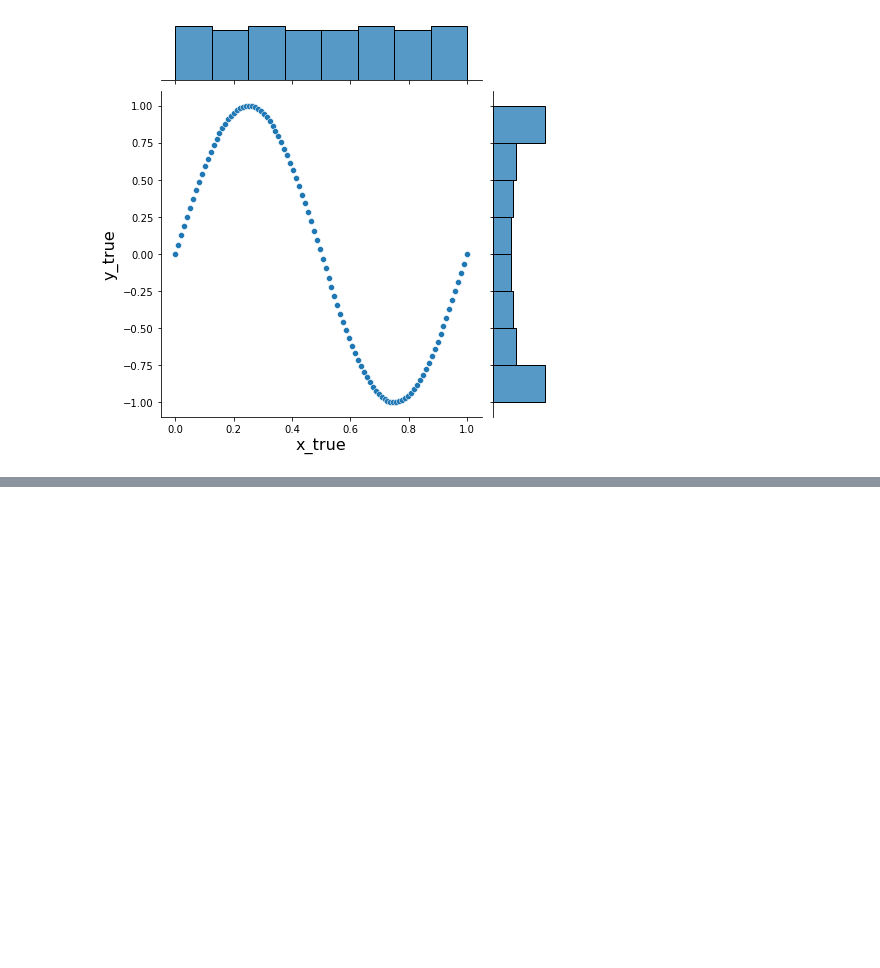
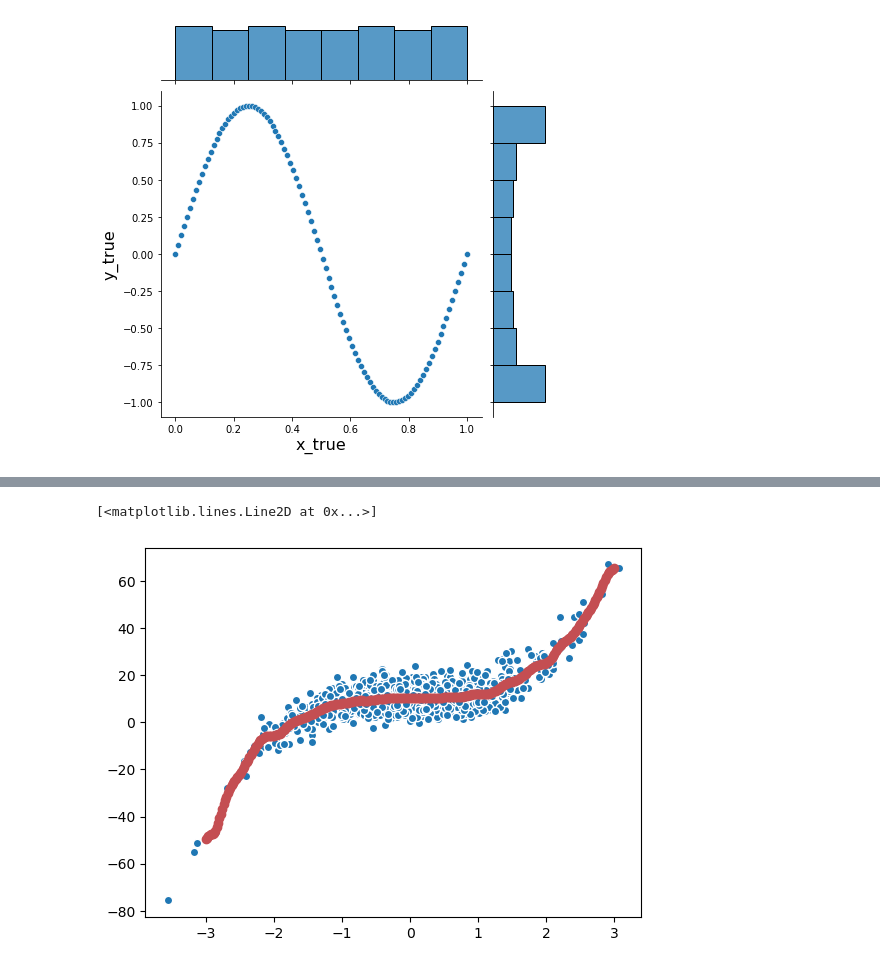
Before and after one commit to ha5ha6/judy_notes, a Jupyter notebook: basic-prml.ipynb, the cells around one changed output, grey strips where cells are left out. Saved outputs shown, nothing was run; the diff lists cells and outputs as text; code cells hidden in the pictures; blank space fills up the shorter version.

```diff
--- a/basic-prml.ipynb
+++ b/basic-prml.ipynb
@@ -1345,0 +1404,18 @@ h.set_axis_labels('x_true', 'y_true', fontsize=16)
+# %%
+n=300
+X_test=np.linspace(-3,3,n)
+
+preds=[]
+for pt in X_test:
+
+    theta,pred=predict(X,y,pt,tau=0.1)
+    preds.append(pred)
+
+X_test=np.array(X_test).reshape(n,1)
+preds=np.array(preds).reshape(n,1)
+
+plt.plot(X,y,'o',markeredgecolor='w')
+plt.plot(X_test,preds,'ro')
+# %% [output]
+[<matplotlib.lines.Line2D at 0x...>]
+[figure, added]
```
Also changed, not shown: parts of 9 cells of this notebook.
